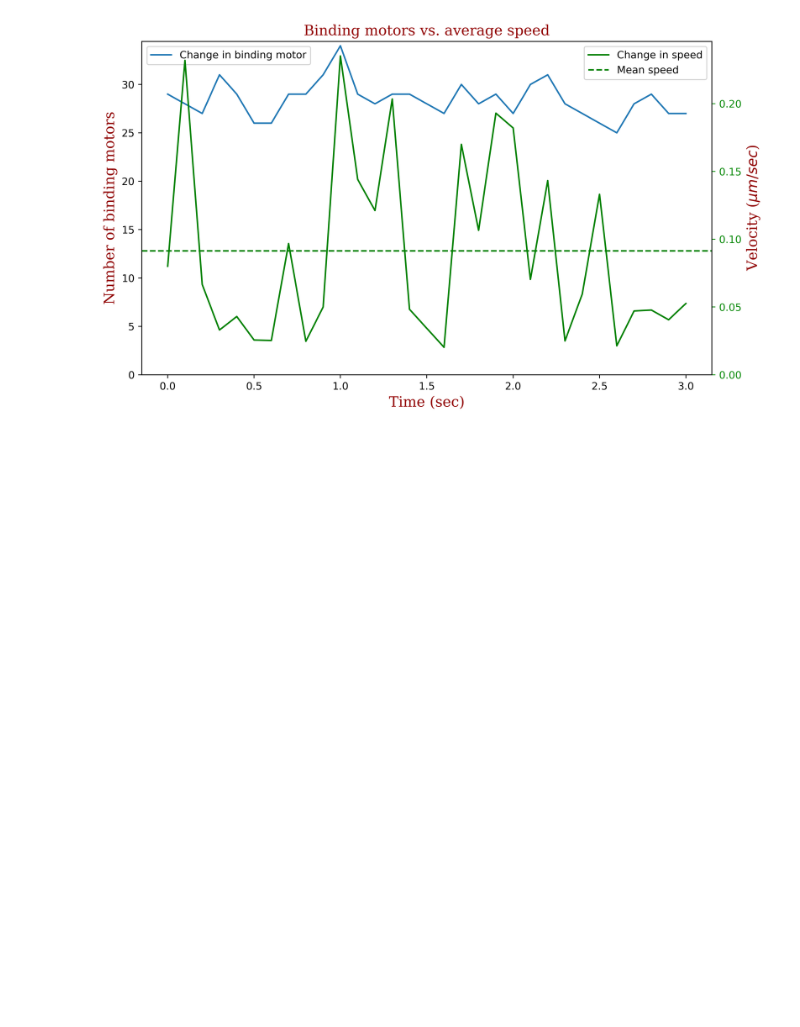
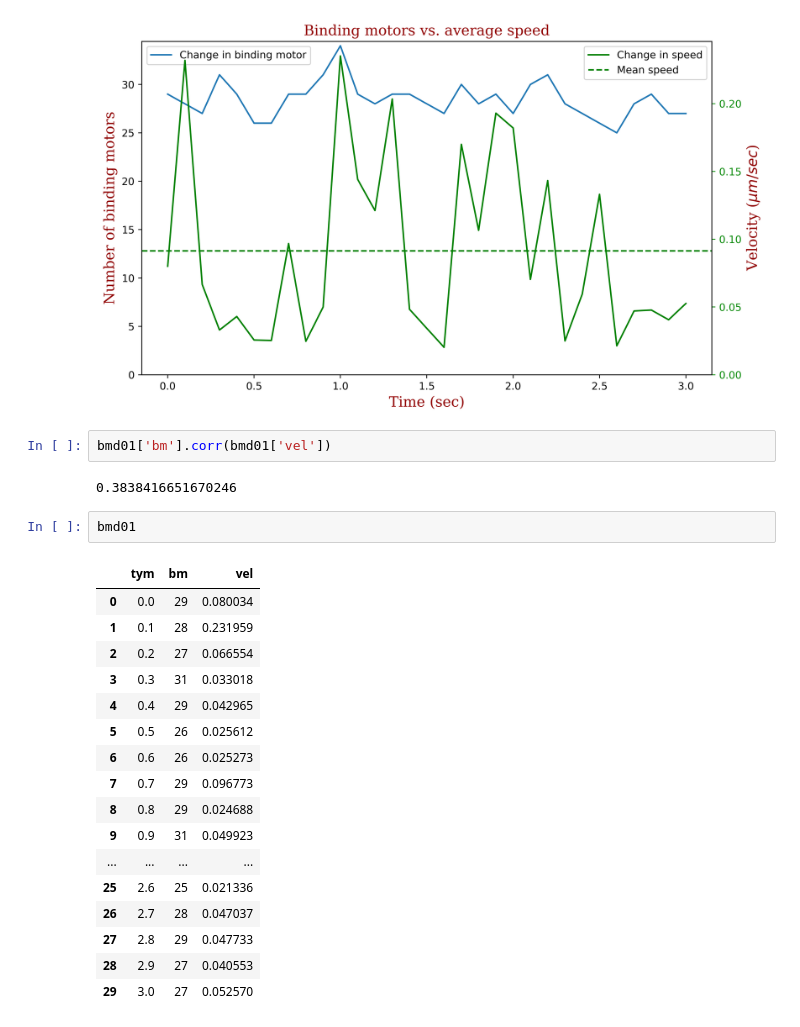
Before and after one commit to SamMachariaPhD/simulate201819, a Jupyter notebook: bmotors_autoplot.ipynb, the cells around one changed output. Saved outputs shown, nothing was run; the diff lists cells and outputs as text; blank space fills up the shorter version.

```diff
--- a/bmotors_autoplot.ipynb
+++ b/bmotors_autoplot.ipynb
@@ -321,3 +321,27 @@ plt.title('Binding motors vs. average speed', fontdict=font)
 plt.savefig('bmd01.svg',bbox_inches='tight', format='svg',dip=300)
 # %% [output]
 [figure]
+# %%
+bmd01['bm'].corr(bmd01['vel'])
+# %% [output]
+0.3838416651670246
+# %%
+bmd01
+# %% [output]
+|  | tym | bm | vel |
+| 0 | 0.0 | 29 | 0.080034 |
+| 1 | 0.1 | 28 | 0.231959 |
+| 2 | 0.2 | 27 | 0.066554 |
+| 3 | 0.3 | 31 | 0.033018 |
+| 4 | 0.4 | 29 | 0.042965 |
+| 5 | 0.5 | 26 | 0.025612 |
+| 6 | 0.6 | 26 | 0.025273 |
+| 7 | 0.7 | 29 | 0.096773 |
+| 8 | 0.8 | 29 | 0.024688 |
+| 9 | 0.9 | 31 | 0.049923 |
+| ... | ... | ... | ... |
+| 25 | 2.6 | 25 | 0.021336 |
+| 26 | 2.7 | 28 | 0.047037 |
+| 27 | 2.8 | 29 | 0.047733 |
+| 28 | 2.9 | 27 | 0.040553 |
+| 29 | 3.0 | 27 | 0.052570 |
```
Also changed, not shown: 3 other files.
